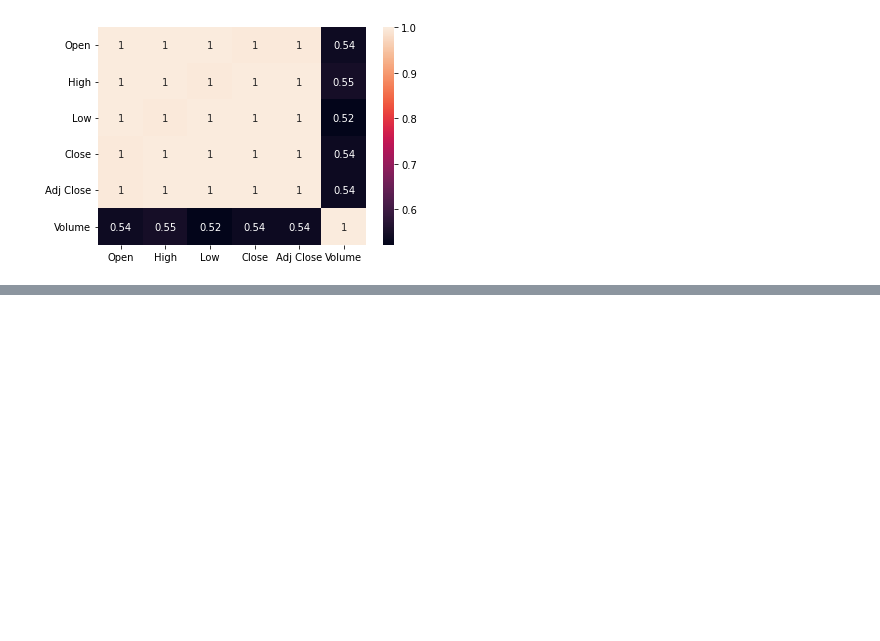
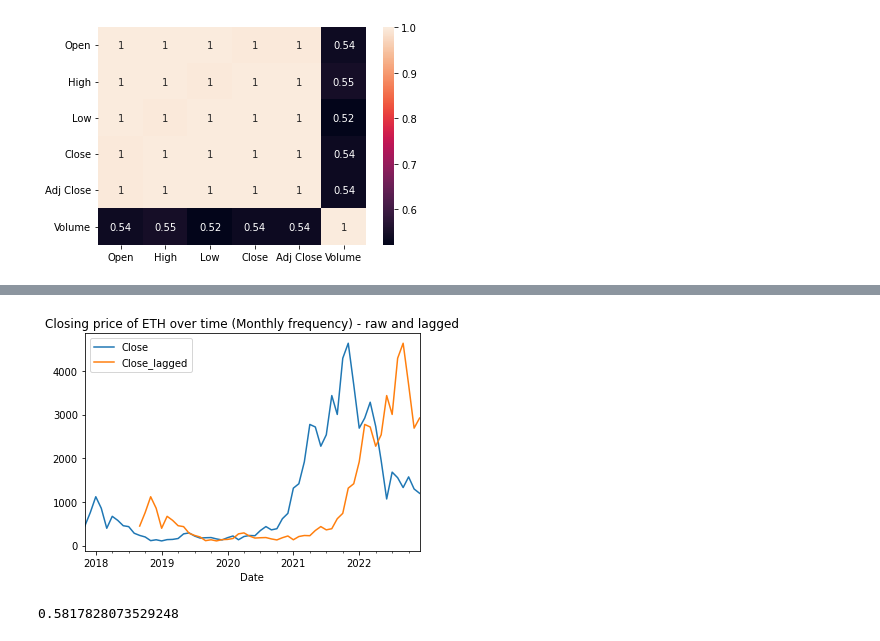
Before and after one commit to tago893/capstone, a Jupyter notebook: Day1/EdaOnTsd.ipynb, the cells around one changed output, grey strips where cells are left out. Cells and saved outputs as stored; diff of their text form; code cells hidden in the pictures; blank space fills up the shorter version.

```diff
--- a/Day1/EdaOnTsd.ipynb
+++ b/Day1/EdaOnTsd.ipynb
@@ -118,3 +122,6 @@ sns.heatmap(h,annot=True)
 # %% [output]
 <matplotlib.axes._subplots.AxesSubplot at 0x...>
 [figure]
+# %%
+df2=pdr.get_data_yahoo("ETH-USD")
+del df2["Adj Close"]
@@ -120,0 +147,14 @@ sns.heatmap(h,annot=True)
+# %%
+df2["Close"].asfreq('M').interpolate().plot(legend=True)
+shifted = df2["Close"].asfreq('M').interpolate().shift(10).plot(legend=True)
+shifted.legend(['Close','Close_lagged'])
+plt.title('Closing price of ETH over time (Monthly frequency) - raw and lagged')
+plt.show()
+# %% [output]
+[figure, added]
+# %%
+from statsmodels.tsa.stattools import adfuller
+ad=adfuller(data['Close'])
+print(ad[1])
+# %% [output]
+0.5817828073529248
```
Also changed, not shown: parts of 12 cells of this notebook.
